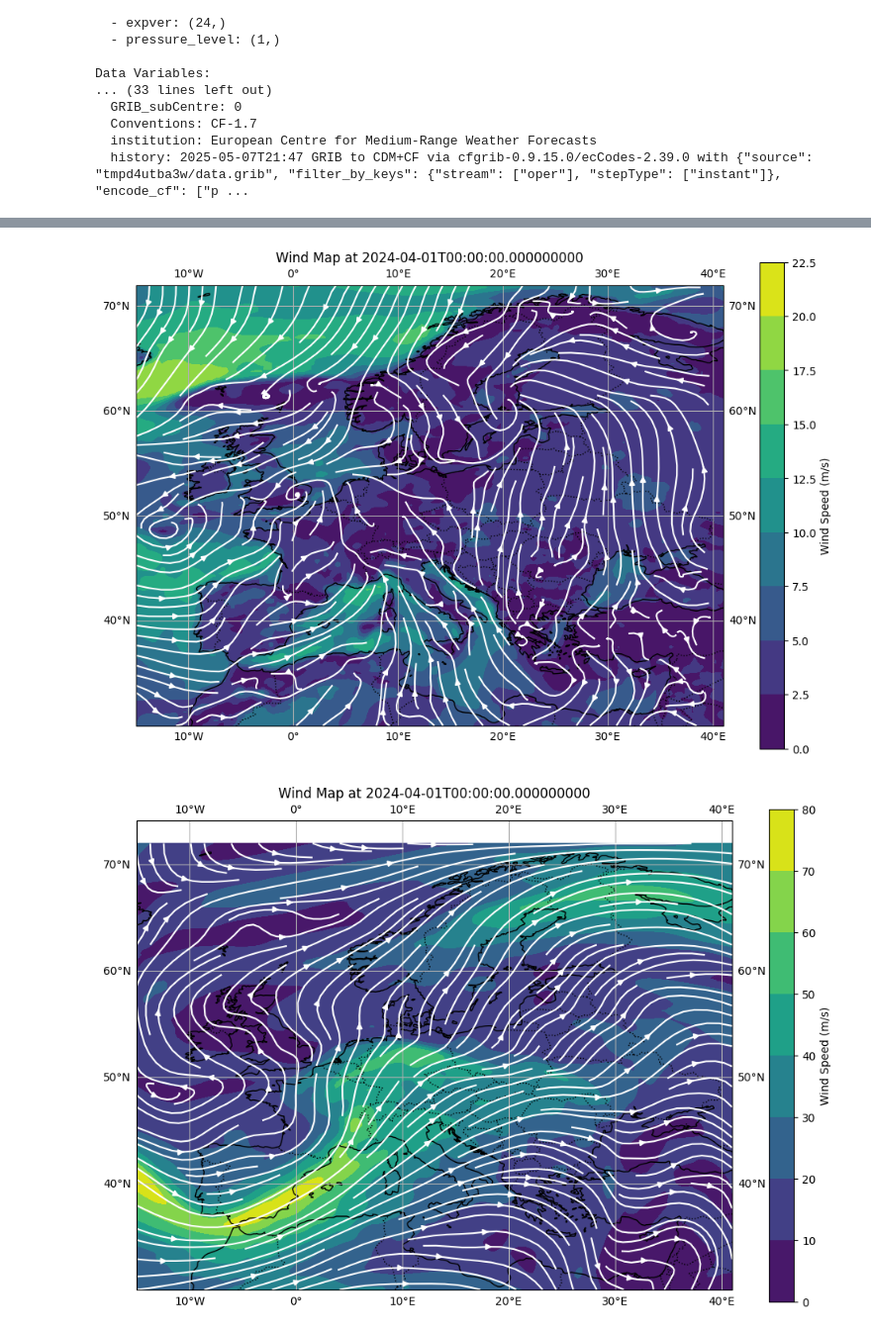
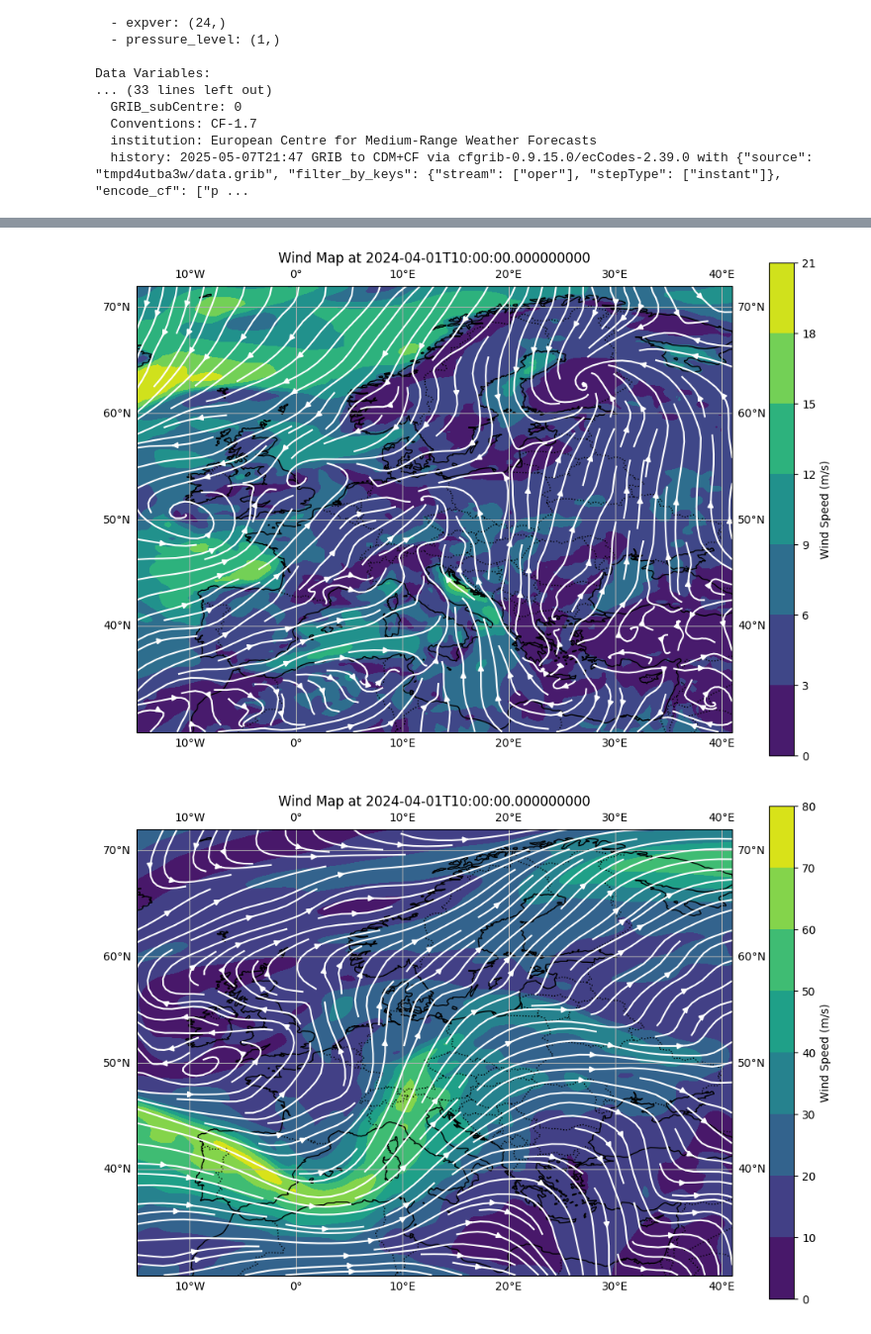
Before and after one commit to thinhhoang95/project-equinox, a Jupyter notebook: notebooks/check_era5.ipynb, the cells around one changed output, grey strips where cells are left out. Shown at 99% size. Saved outputs shown, nothing was run; the diff lists cells and outputs as text; code cells hidden in the pictures.

```diff
--- a/notebooks/check_era5.ipynb
+++ b/notebooks/check_era5.ipynb
@@ -4,7 +4,7 @@ import os
 import matplotlib.pyplot as plt
 
 # Path to the NetCDF file
-file_path = os.path.join("2024-04-01.nc")
+file_path = os.path.join("../data/era5/2024-04-01.nc")
 
 # Check if the file exists
 if os.path.exists(file_path):
@@ -171,9 +171,9 @@ def plot_wind_map(ds, u_var='u10', v_var='v10', level=None, time_idx=0,
     return fig, ax
 # %%
 # For surface winds
-plot_wind_map(ds, u_var='u10', v_var='v10', plot_type='streamplot')
+plot_wind_map(ds, u_var='u10', v_var='v10', plot_type='streamplot', time_idx=10)
 
 # For winds at a specific pressure level
-plot_wind_map(ds, u_var='u', v_var='v', level=0, plot_type='streamplot')
+plot_wind_map(ds, u_var='u', v_var='v', level=0, plot_type='streamplot', time_idx=10)
 # %% [output]
 (<Figure size 1200x800 with 2 Axes>,
@@ -181,2 +181,2 @@ plot_wind_map(ds, u_var='u', v_var='v', level=0, plot_type='streamplot')
-[figure, old version]
+[figure, new version]
-[figure, old version]
+[figure, new version]
```
Also changed, not shown: parts of 9 cells of this notebook, 15 other files.
